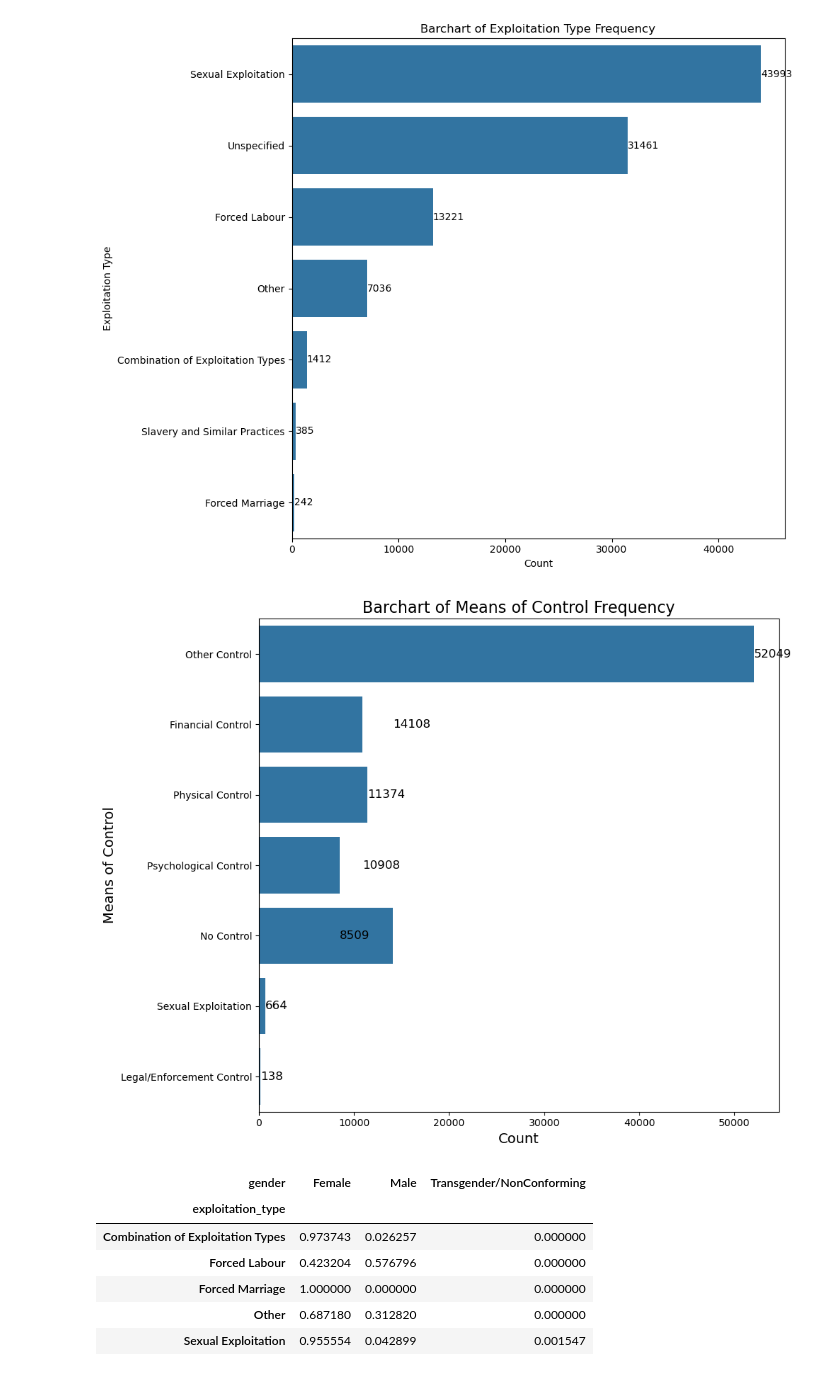
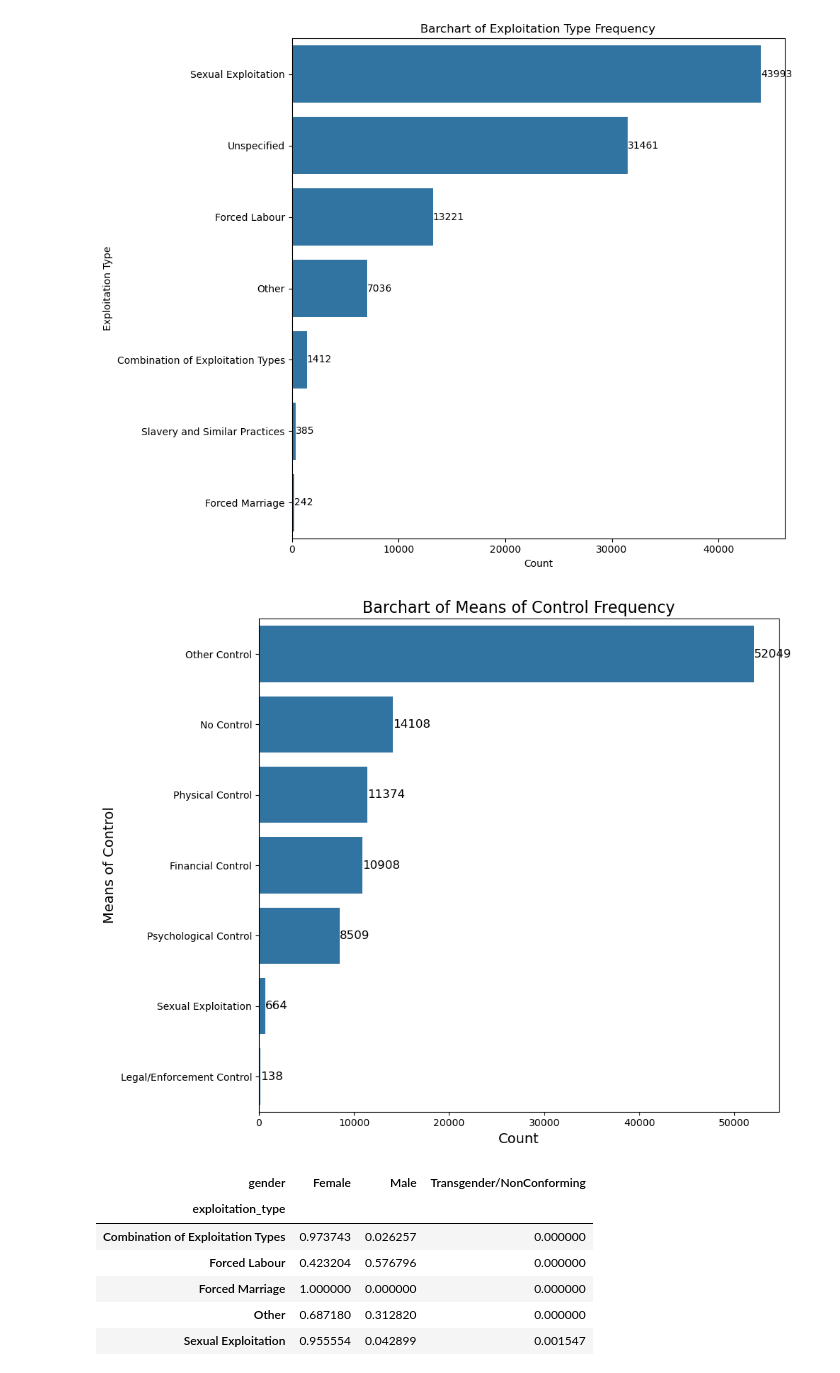
Before and after one commit to willanastas16/Ds4200-final, a Jupyter notebook: DS4200 Project _WORKING DOC (1).ipynb, the cells around one changed output. Saved outputs shown, nothing was run; the diff lists cells and outputs as text; code cells hidden in the pictures.

```diff
--- a/DS4200 Project _WORKING DOC (1).ipynb
+++ b/DS4200 Project _WORKING DOC (1).ipynb
@@ -261,31 +261,27 @@ plt.show()
 # %% [output]
 [figure]
 # %%
-#counts of each exploitation type
+# Sort the counts in descending order
+sorted_counts = counts.sort_values(ascending=False)
 
-counts = df_clean['means_of_control'].value_counts()
-
-counts = df_clean['means_of_control'].value_counts()
-
-# Create the horizontal countplot
+# Create the horizontal countplot with sorted order
 plt.figure(figsize=(10, 8))  # Set figure size
-fig1 = sns.countplot(y='means_of_control', data=df_clean)
+fig1 = sns.barplot(x=sorted_counts.values, y=sorted_counts.index, orient='h')
 
 # Add count labels to the bars
-for i, value in enumerate(counts.values):
+for i, value in enumerate(sorted_counts.values):
     plt.text(value + 0.5, i, f'{value}', va='center', fontsize=12, color='black')
 
 # Set labels and title
 plt.xlabel('Count', fontsize=14)
 plt.ylabel('Means of Control', fontsize=14)
 plt.title('Barchart of Means of Control Frequency', fontsize=16)
 
-
 # Show plot
 plt.tight_layout()  # Adjust layout to prevent clipping of labels
 plt.show()
 # %% [output]
-[figure, old version]
+[figure, new version]
 # %%
 proportion_table = pd.crosstab(df_clean['exploitation_type'], df_clean['gender'], normalize = "index")
 proportion_table
```
Also changed, not shown: parts of 1 cell of this notebook.
